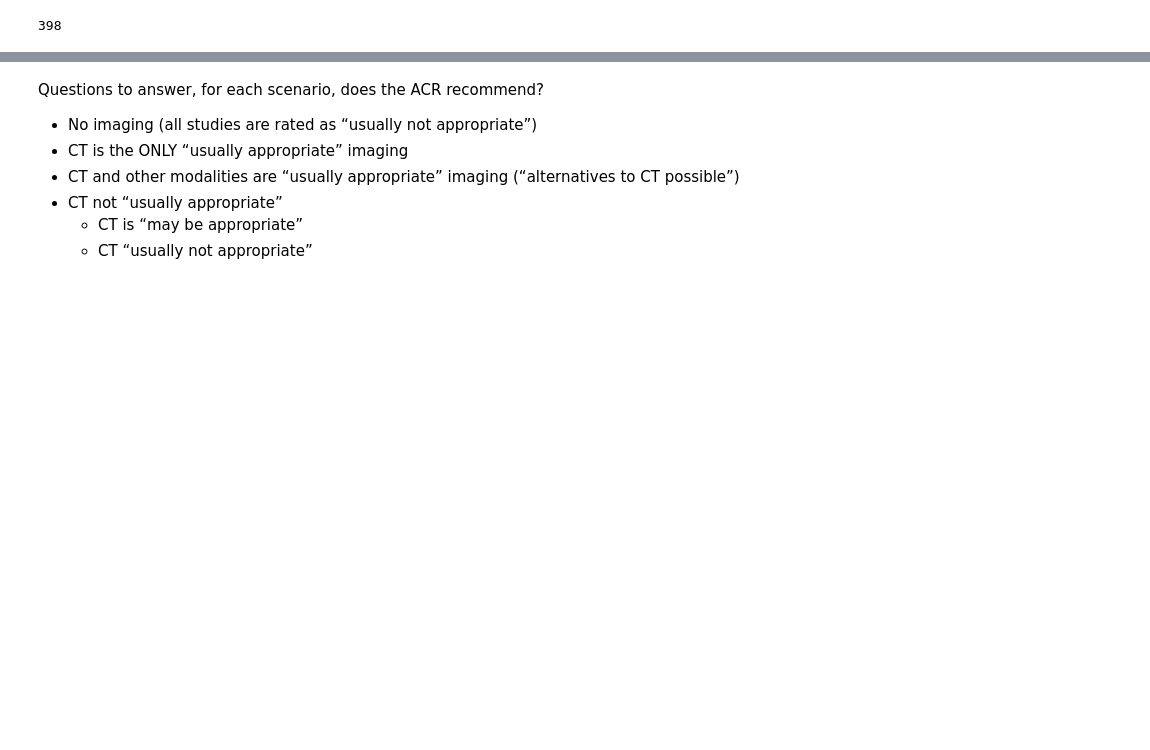
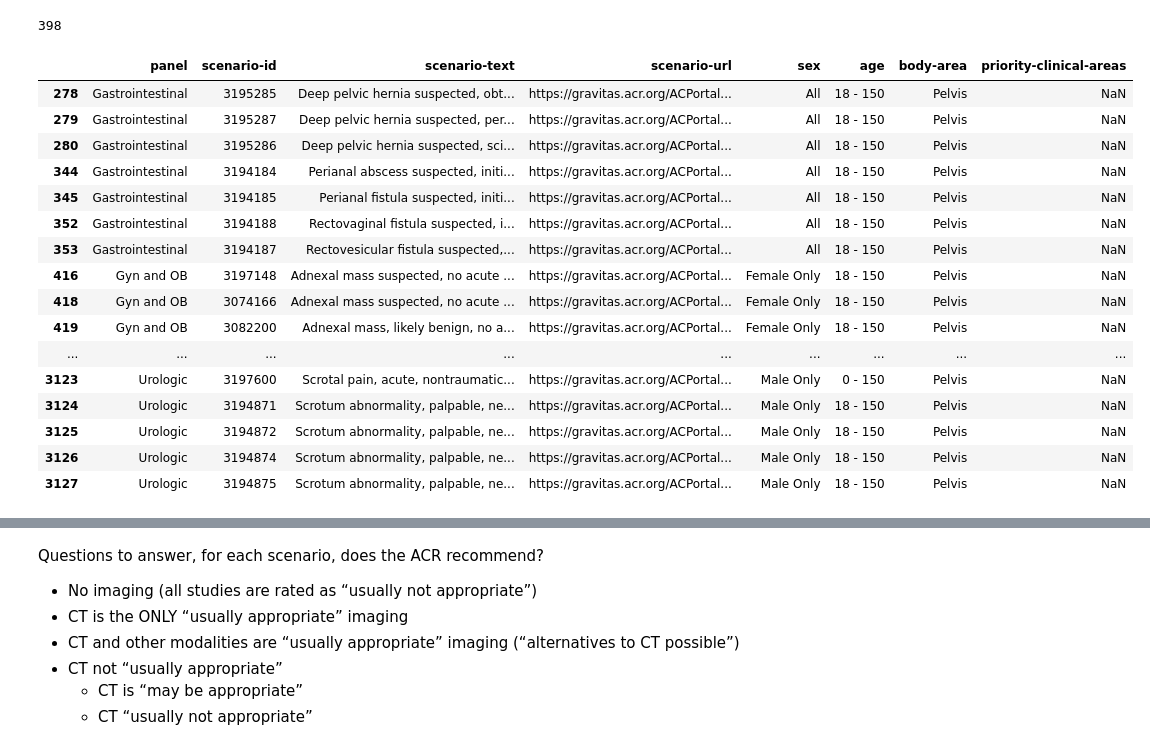
Before and after one commit to bsalexander/acr_analysis, a Jupyter notebook: analyze_categories.ipynb, the cells around one changed output, grey strips where cells are left out. Cells and saved outputs as stored; diff of their text form; code cells hidden in the pictures; blank space fills up the shorter version.

```diff
--- a/analyze_categories.ipynb
+++ b/analyze_categories.ipynb
@@ -97,6 +97,28 @@ print(without_monitoring_n)
 # filtered_df = filtered_df[filtered_df['body-area'] != 'Pelvis']
 # without_pelvis_n = len(filtered_df)
 # print(without_pelvis_n)
+# %%
+# temporary to pull out pelvis scenarios for secondary review
+pelvis_df = filtered_df[filtered_df['body-area'] == 'Pelvis']
+display(pelvis_df)
+# %% [output]
+|  | panel | scenario-id | scenario-text | scenario-url | sex | age | body-area | priority-clinical-areas |
+| 278 | Gastrointestinal | 3195285 | Deep pelvic hernia suspected, obt... | https://gravitas.acr.org/ACPortal... | All | 18 - 150 | Pelvis | NaN |
+| 279 | Gastrointestinal | 3195287 | Deep pelvic hernia suspected, per... | https://gravitas.acr.org/ACPortal... | All | 18 - 150 | Pelvis | NaN |
+| 280 | Gastrointestinal | 3195286 | Deep pelvic hernia suspected, sci... | https://gravitas.acr.org/ACPortal... | All | 18 - 150 | Pelvis | NaN |
+| 344 | Gastrointestinal | 3194184 | Perianal abscess suspected, initi... | https://gravitas.acr.org/ACPortal... | All | 18 - 150 | Pelvis | NaN |
+| 345 | Gastrointestinal | 3194185 | Perianal fistula suspected, initi... | https://gravitas.acr.org/ACPortal... | All | 18 - 150 | Pelvis | NaN |
+| 352 | Gastrointestinal | 3194188 | Rectovaginal fistula suspected, i... | https://gravitas.acr.org/ACPortal... | All | 18 - 150 | Pelvis | NaN |
+| 353 | Gastrointestinal | 3194187 | Rectovesicular fistula suspected,... | https://gravitas.acr.org/ACPortal... | All | 18 - 150 | Pelvis | NaN |
+| 416 | Gyn and OB | 3197148 | Adnexal mass suspected, no acute ... | https://gravitas.acr.org/ACPortal... | Female Only | 18 - 150 | Pelvis | NaN |
+| 418 | Gyn and OB | 3074166 | Adnexal mass suspected, no acute ... | https://gravitas.acr.org/ACPortal... | Female Only | 18 - 150 | Pelvis | NaN |
+| 419 | Gyn and OB | 3082200 | Adnexal mass, likely benign, no a... | https://gravitas.acr.org/ACPortal... | Female Only | 18 - 150 | Pelvis | NaN |
+| ... | ... | ... | ... | ... | ... | ... | ... | ... |
+| 3123 | Urologic | 3197600 | Scrotal pain, acute, nontraumatic... | https://gravitas.acr.org/ACPortal... | Male Only | 0 - 150 | Pelvis | NaN |
+| 3124 | Urologic | 3194871 | Scrotum abnormality, palpable, ne... | https://gravitas.acr.org/ACPortal... | Male Only | 18 - 150 | Pelvis | NaN |
+| 3125 | Urologic | 3194872 | Scrotum abnormality, palpable, ne... | https://gravitas.acr.org/ACPortal... | Male Only | 18 - 150 | Pelvis | NaN |
+| 3126 | Urologic | 3194874 | Scrotum abnormality, palpable, ne... | https://gravitas.acr.org/ACPortal... | Male Only | 18 - 150 | Pelvis | NaN |
+| 3127 | Urologic | 3194875 | Scrotum abnormality, palpable, ne... | https://gravitas.acr.org/ACPortal... | Male Only | 18 - 150 | Pelvis | NaN |
 # %%
 specific_scenarios_to_include = pd.read_csv('include.csv')
 specific_scenarios_to_exclude = pd.read_csv('exclude.csv')
```
Also changed, not shown: parts of 38 cells of this notebook, 2 other files.
